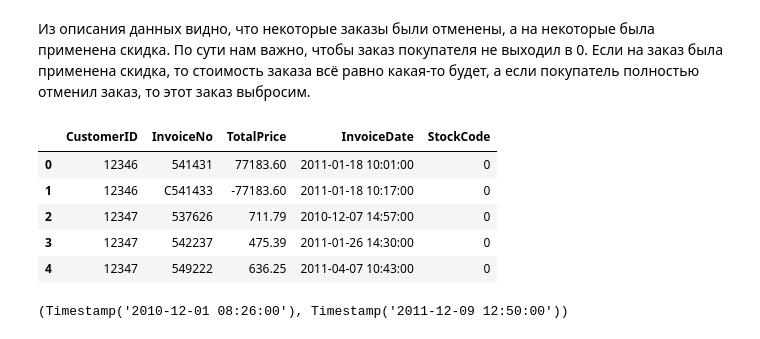
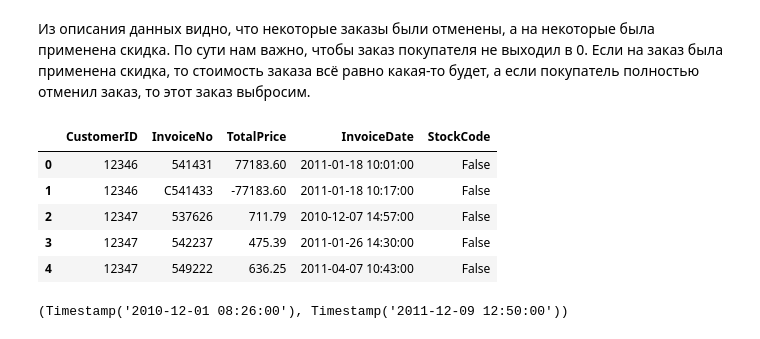
Before and after one commit to KonstantinElfimow/E-Commerce-Analysis, a Jupyter notebook: e_commerce_analysis.ipynb, the cells around one changed output. Drawn from its saved outputs; the diff is of its cells as text; code cells hidden in the pictures.

```diff
--- a/e_commerce_analysis.ipynb
+++ b/e_commerce_analysis.ipynb
@@ -212,23 +212,23 @@ t['TotalPrice'] = t['Quantity'] * t['UnitPrice']
 # %%
 # Создадим общую таблицу с суммой всего заказа пользователя. По ней и будем ориентироваться
 
 t = (
     t
     .groupby(['CustomerID', 'InvoiceNo'])
     .agg({'TotalPrice': 'sum',
           'InvoiceDate': 'min',
-          'StockCode': lambda x: (x == 'D').sum()})
+          'StockCode': lambda x: (x == 'D').any()})
     .reset_index()
 )
 
 t.head()
 # %% [output]
 |  | CustomerID | InvoiceNo | TotalPrice | InvoiceDate | StockCode |
-| 0 | 12346 | 541431 | 77183.60 | 2011-01-18 10:01:00 | 0 |
-| 1 | 12346 | C541433 | -77183.60 | 2011-01-18 10:17:00 | 0 |
-| 2 | 12347 | 537626 | 711.79 | 2010-12-07 14:57:00 | 0 |
-| 3 | 12347 | 542237 | 475.39 | 2011-01-26 14:30:00 | 0 |
-| 4 | 12347 | 549222 | 636.25 | 2011-04-07 10:43:00 | 0 |
+| 0 | 12346 | 541431 | 77183.60 | 2011-01-18 10:01:00 | False |
+| 1 | 12346 | C541433 | -77183.60 | 2011-01-18 10:17:00 | False |
+| 2 | 12347 | 537626 | 711.79 | 2010-12-07 14:57:00 | False |
+| 3 | 12347 | 542237 | 475.39 | 2011-01-26 14:30:00 | False |
+| 4 | 12347 | 549222 | 636.25 | 2011-04-07 10:43:00 | False |
 # %%
 t['InvoiceDate'].min(), t['InvoiceDate'].max()
 # %% [output]
```
Also changed, not shown: parts of 6 cells of this notebook.
